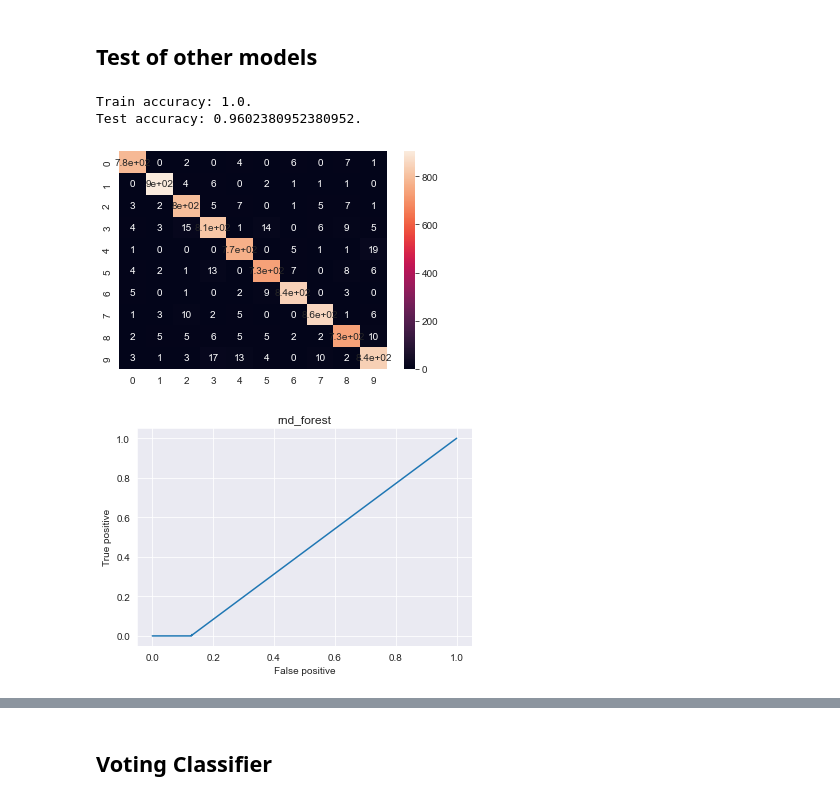
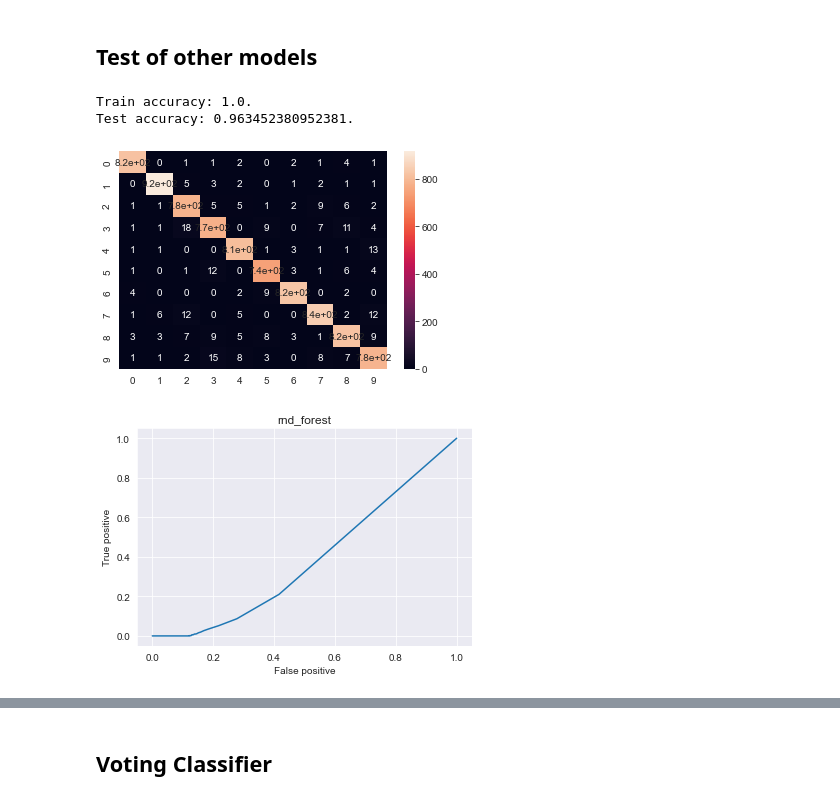
Before and after one commit to Im-Rises/digit_recognizer_ml, a Jupyter notebook: main_kaggle.ipynb, the cells around one changed output, grey strips where cells are left out. Drawn from its saved outputs; the diff is of its cells as text; code cells hidden in the pictures.

```diff
--- a/main_kaggle.ipynb
+++ b/main_kaggle.ipynb
@@ -207,24 +207,24 @@ print_roc_curve(X_test, y_test, "KNeighborsClassifier", "knn roc curve")
 # %%
 from sklearn.ensemble import RandomForestClassifier
 
 # grid_params = {'n_neighbors': [i for i in range(1, 11)], 'weights': ["uniform", "distance"]}
 # gsCV = GridSearchCV(rnd_forest, grid_params, verbose=3)
 
 rnd_forest = RandomForestClassifier()
 
 rnd_forest.fit(X_train, y_train)
 
 y_pred_train = rnd_forest.predict(X_train)
 y_pred_test = rnd_forest.predict(X_test)
 
 print_scores(y_train, y_test, y_pred_train, y_pred_test)
 print_confusion_matrix(y_test, y_pred_test)
-print_roc_curve(X_test, y_test, "RandomForestClassifier", "rnd_forest")
+print_roc_curve(rnd_forest, X_test, y_test, "RandomForestClassifier", "rnd_forest")
 # %% [output]
 Train accuracy: 1.0.
-Test accuracy: 0.9602380952380952.
+Test accuracy: 0.963452380952381.
-[figure, old version]
+[figure, new version]
-[figure, old version]
+[figure, new version]
 # %%
 from sklearn import svm
 
```
Also changed, not shown: parts of 11 cells of this notebook.
